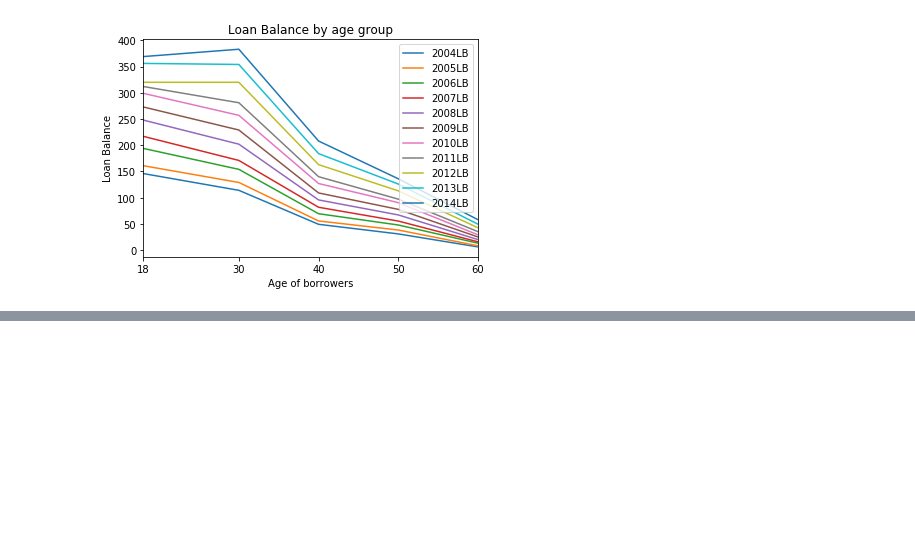
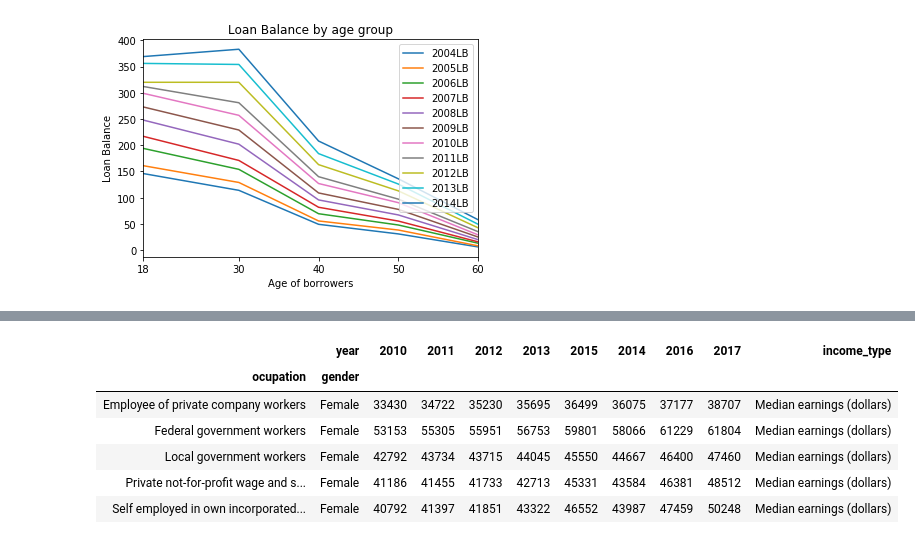
Before and after one commit to AHalarewicz/StudentLoanData, a Jupyter notebook: clean.ipynb, the cells around one changed output, grey strips where cells are left out. Saved outputs shown, nothing was run; the diff lists cells and outputs as text; code cells hidden in the pictures; blank space fills up the shorter version.

```diff
--- a/clean.ipynb
+++ b/clean.ipynb
@@ -260,0 +232,10 @@ ebo2018.shape
+# %%
+ocup_data.head()
+# %% [output]
+|  | year | 2010 | 2011 | 2012 | 2013 | 2015 | 2014 | 2016 | 2017 | income_type |
+| ocupation | gender |  |  |  |  |  |  |  |  |  |
+| Employee of private company workers | Female | 33430 | 34722 | 35230 | 35695 | 36499 | 36075 | 37177 | 38707 | Median earnings (dollars) |
+| Federal government workers | Female | 53153 | 55305 | 55951 | 56753 | 59801 | 58066 | 61229 | 61804 | Median earnings (dollars) |
+| Local government workers | Female | 42792 | 43734 | 43715 | 44045 | 45550 | 44667 | 46400 | 47460 | Median earnings (dollars) |
+| Private not-for-profit wage and s... | Female | 41186 | 41455 | 41733 | 42713 | 45331 | 43584 | 46381 | 48512 | Median earnings (dollars) |
+| Self employed in own incorporated... | Female | 40792 | 41397 | 41851 | 43322 | 46552 | 43987 | 47459 | 50248 | Median earnings (dollars) |
```
Also changed, not shown: parts of 15 cells of this notebook.
